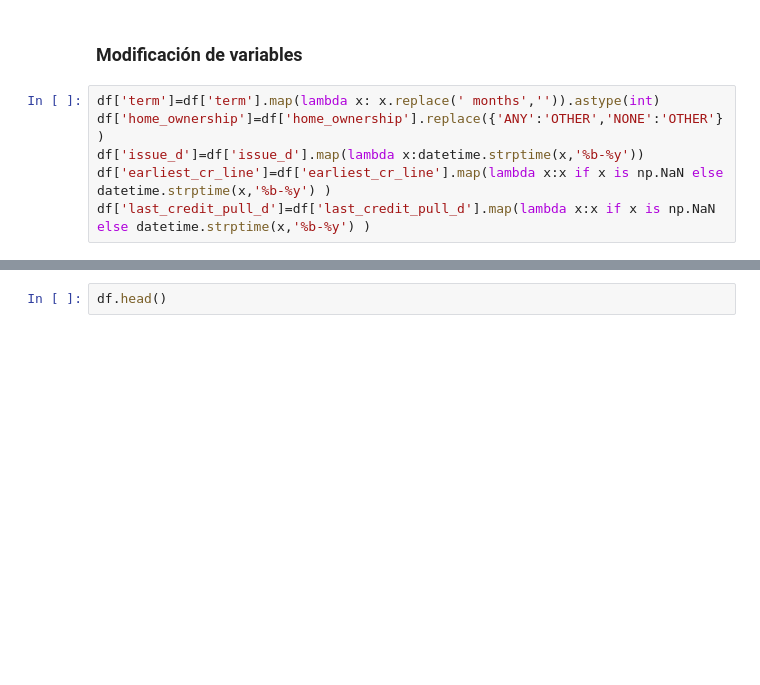
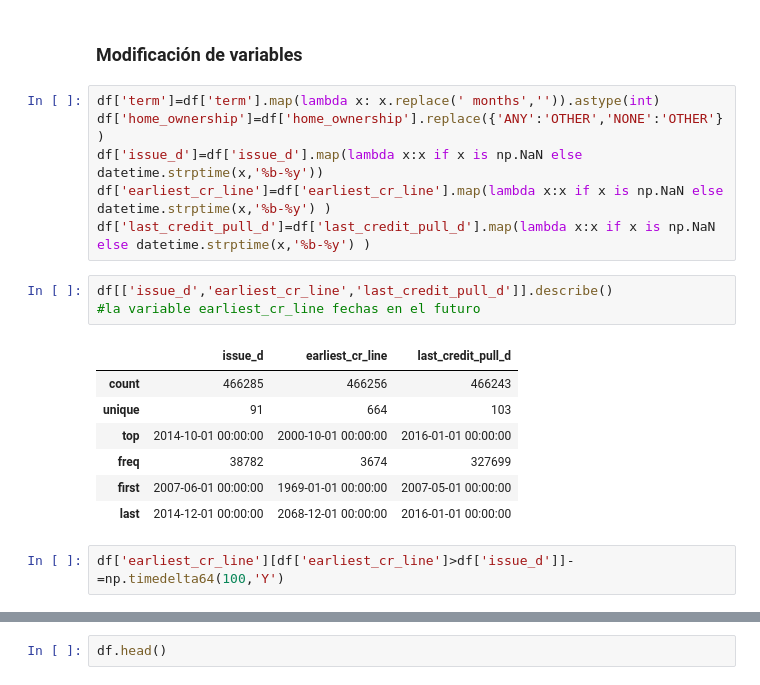
Before and after one commit to alesm99/credit_scoring, a Jupyter notebook: Lectura y exploración de datos.ipynb, the cells around one changed output, grey strips where cells are left out. Drawn from its saved outputs; the diff is of its cells as text; blank space fills up the shorter version.

Commit message:
correccion de fechas

```diff
--- a/Lectura y exploración de datos.ipynb
+++ b/Lectura y exploración de datos.ipynb
@@ -161,6 +161,19 @@ df.shape
 # %%
 df['term']=df['term'].map(lambda x: x.replace(' months','')).astype(int)
 df['home_ownership']=df['home_ownership'].replace({'ANY':'OTHER','NONE':'OTHER'})
-df['issue_d']=df['issue_d'].map(lambda x:datetime.strptime(x,'%b-%y'))
+df['issue_d']=df['issue_d'].map(lambda x:x if x is np.NaN else datetime.strptime(x,'%b-%y'))
 df['earliest_cr_line']=df['earliest_cr_line'].map(lambda x:x if x is np.NaN else datetime.strptime(x,'%b-%y') )
 df['last_credit_pull_d']=df['last_credit_pull_d'].map(lambda x:x if x is np.NaN else datetime.strptime(x,'%b-%y') )
+# %%
+df[['issue_d','earliest_cr_line','last_credit_pull_d']].describe()
+#la variable earliest_cr_line fechas en el futuro
+# %% [output]
+|  | issue_d | earliest_cr_line | last_credit_pull_d |
+| count | 466285 | 466256 | 466243 |
+| unique | 91 | 664 | 103 |
+| top | 2014-10-01 00:00:00 | 2000-10-01 00:00:00 | 2016-01-01 00:00:00 |
+| freq | 38782 | 3674 | 327699 |
+| first | 2007-06-01 00:00:00 | 1969-01-01 00:00:00 | 2007-05-01 00:00:00 |
+| last | 2014-12-01 00:00:00 | 2068-12-01 00:00:00 | 2016-01-01 00:00:00 |
+# %%
+df['earliest_cr_line'][df['earliest_cr_line']>df['issue_d']]-=np.timedelta64(100,'Y')
```
Also changed, not shown: parts of 10 cells of this notebook.
